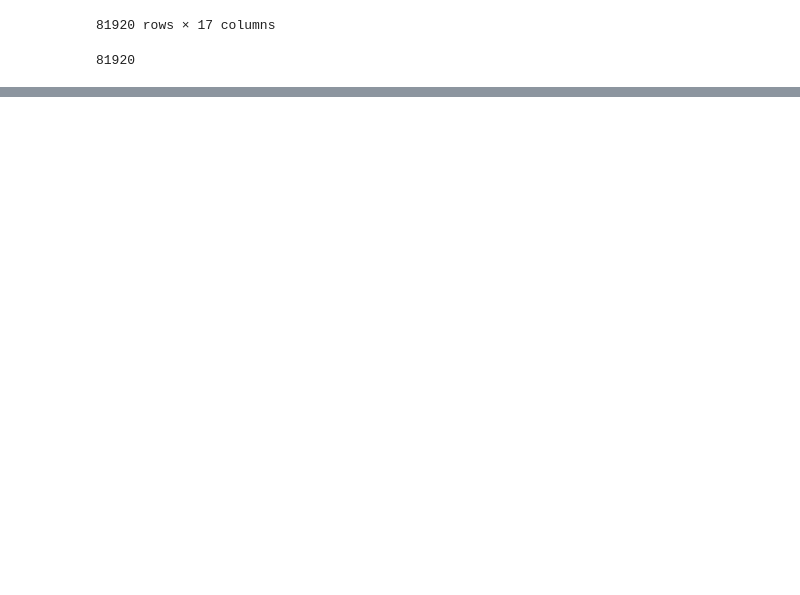
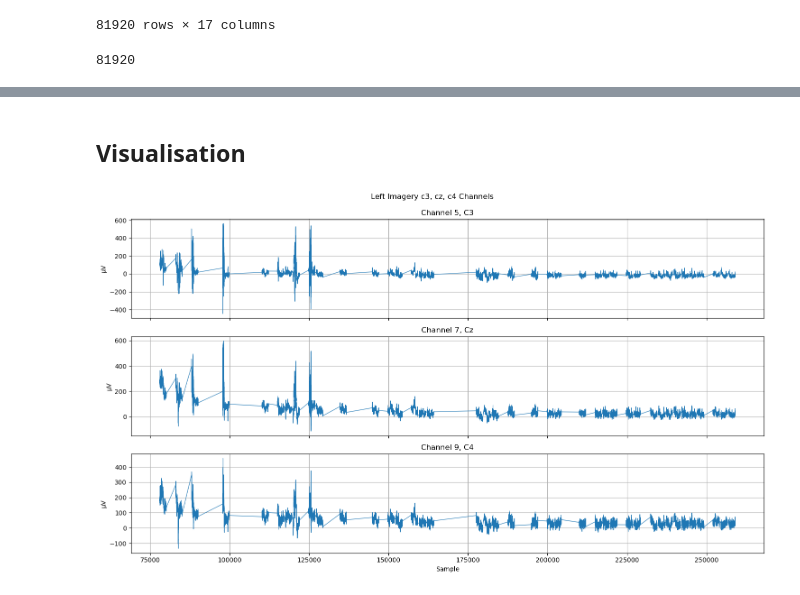
Before and after one commit to Jideco/stroke_rehab_data_analysis, a Jupyter notebook: 1_data_preparation_and_evaluation.ipynb, the cells around one changed output, grey strips where cells are left out. Drawn from its saved outputs; the diff is of its cells as text; code cells hidden in the pictures; blank space fills up the shorter version.

```diff
--- a/1_data_preparation_and_evaluation.ipynb
+++ b/1_data_preparation_and_evaluation.ipynb
@@ -338,0 +361,4 @@ df[df['trig'] == 1].value_counts().sum()
+# %%
+left_imagery_index = list(df[df['trig'] == 1].index)
+left_imagery = df[df['trig'] == 1]
+print("Left Imagery is",df[df['trig'] == 1].value_counts().sum(), "starting from", list(df[df['trig'] == 1].index)[0] )
@@ -338,0 +407,30 @@ df[df['trig'] == 1].value_counts().sum()
+# %% [markdown]
+## Visualisation
+# %%
+## Left imagery visual
+nrows, ncols = 3, 1
+fig, axes = plt.subplots(nrows, ncols, figsize=(15,9), sharex=True)
+axes = axes.flatten()
+
+axes[0].plot(left_imagery['ch5'], linewidth=0.8)
+axes[0].set_title("Channel 5, C3")
+axes[0].grid(True)
+axes[0].set_ylabel("µV")
+
+axes[1].plot(left_imagery['ch7'], linewidth=0.8)
+axes[1].set_title("Channel 7, Cz")
+axes[1].grid(True)
+axes[1].set_ylabel("µV")
+
+axes[2].plot(left_imagery['ch9'], linewidth=0.8)
+axes[2].set_title("Channel 9, C4")
+axes[2].grid(True)
+axes[2].set_ylabel("µV")
+
+
+fig.suptitle("Left Imagery c3, cz, c4 Channels", y=0.95)
+plt.xlabel("Sample")
+plt.tight_layout(rect=[0, 0, 1, 0.96])
+plt.show()
+# %% [output]
+[figure, added]
```
Also changed, not shown: parts of 17 cells of this notebook.
